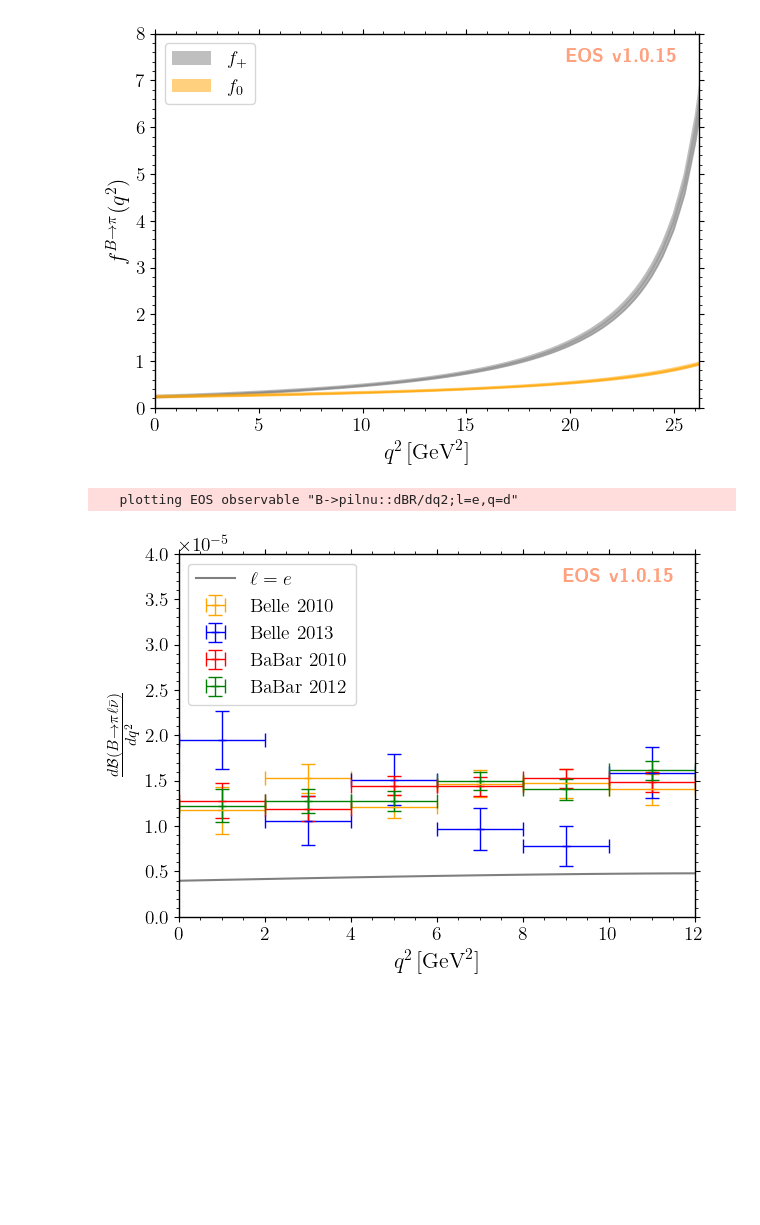
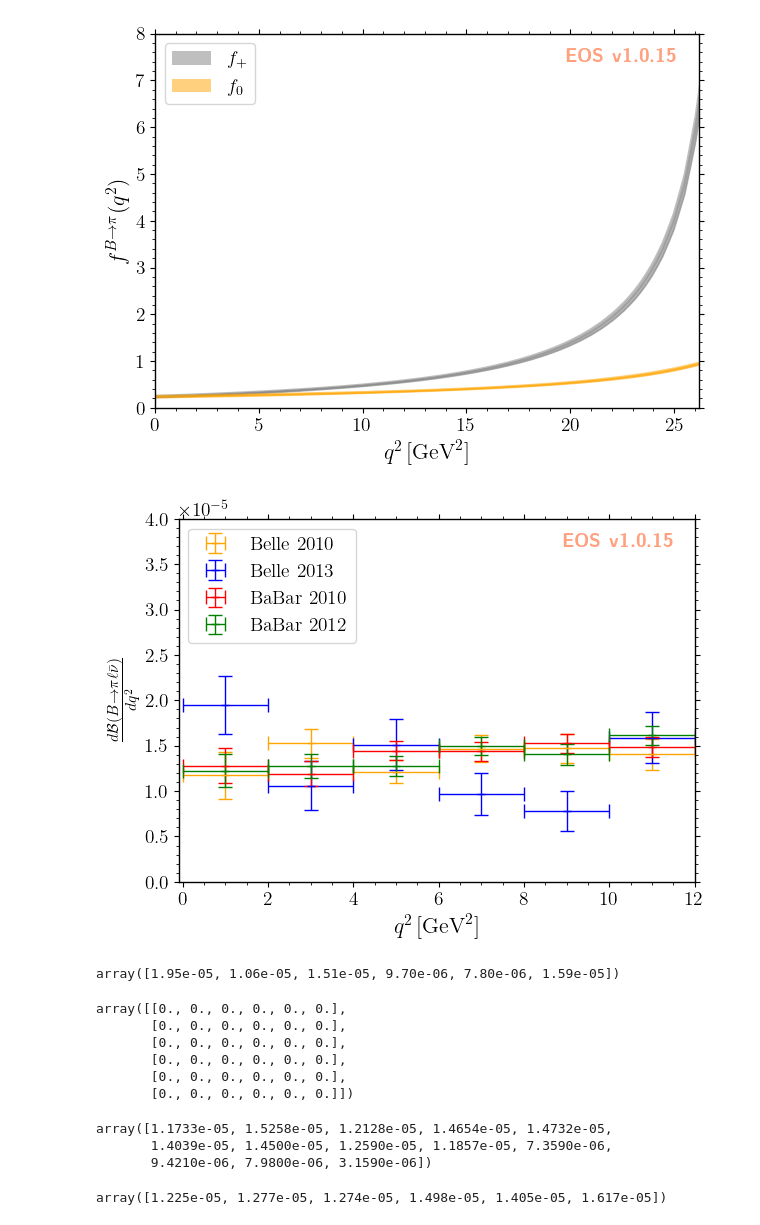
Before and after one commit to marziabordone/Vub, a Jupyter notebook: Vub.ipynb, the cells around one changed output. Cells and saved outputs as stored; diff of their text form; code cells hidden in the pictures; blank space fills up the shorter version.

```diff
--- a/Vub.ipynb
+++ b/Vub.ipynb
@@ -127,7 +139,7 @@ eos.plot.Plotter(plotRes_argsfPlus, './plotsFF/fBtopi.pdf').plot()
 # %%
 plot_args = {
     'plot': {
-        'x': { 'label': r'$q^2$', 'unit': r'$\textnormal{GeV}^2$', 'range': [0.0, 12] },
+        'x': { 'label': r'$q^2$', 'unit': r'$\textnormal{GeV}^2$', 'range': [-0.1, 12] },
         'y': { 'label': r'$\frac{d\mathcal{B}(B\to\pi\ell\bar\nu)}{dq^2}$',                    'range': [0.0,  4e-5] },
         'legend': { 'location': 'upper left' }
     },
@@ -153,40 +165,39 @@ plot_args = {
             'label': r'Belle 2013',
             'type': 'constraint',
             'color': 'C0',
             'constraints': 'B^0->pi^+lnu::BR@Belle:2013A',
             'observable': 'B->pilnu::BR',
             'variable': 'q2',
             'color': 'blue',
         },
         {
             'label': r'BaBar 2010',
             'type': 'constraint',
             'color': 'C0',
             'constraints': 'B^0->pi^+lnu::BR@BaBar:2010B',
             'observable': 'B->pilnu::BR',
             'variable': 'q2',
             'color': 'red',
         },
         {
             'label': r'BaBar 2012',
             'type': 'constraint',
             'color': 'C0',
             'constraints': 'B^0->pi^+lnu::BR@BaBar:2012D',
             'observable': 'B->pilnu::BR',
             'variable': 'q2',
             'color': 'green',
         },
-         {
-            'label': r'$\ell=e$',
-            'type': 'observable',
-            'observable': 'B->pilnu::dBR/dq2;l=e,q=d',
-            'variable': 'q2',
-            'color': 'black',
-            'range': [0.02, 26],
-        },
+        #  {
+        #     'label': r'$\ell=e$',
+        #     'type': 'observable',
+        #     'observable': 'B->pilnu::dBR/dq2;l=e,q=d',
+        #     'variable': 'q2',
+        #     'color': 'black',
+        #     'range': [0.02, 26],
+        # },
     ]
 }
 _ = eos.plot.Plotter(plot_args).plot()
 # %% [output]
-   plotting EOS observable "B->pilnu::dBR/dq2;l=e,q=d"
-[figure, old version]
+[figure, new version]
@@ -192,0 +209,30 @@ _ = eos.plot.Plotter(plot_args).plot()
+# %%
+np.array(expdata['BR@Belle:2013A']['correlations'])
+expdata['BR@Belle:2013A']['covariance']=np.array([[expdata['BR@Belle:2013A']['sigma-sys'][i]*expdata['BR@Belle:2013A']['sigma-sys'][j] for i in range(6)] for j in range(6)])
+np.array(expdata['BR@Belle:2013A']['sigma-sys'])
+np.array(expdata['BR@Belle:2013A']['means'])
+# %% [output]
+array([1.95e-05, 1.06e-05, 1.51e-05, 9.70e-06, 7.80e-06, 1.59e-05])
+# %%
+np.array(expdata['BR@Belle:2013A']['correlations'])-np.transpose(np.array(expdata['BR@Belle:2013A']['correlations']))
+# %% [output]
+array([[0., 0., 0., 0., 0., 0.],
+       [0., 0., 0., 0., 0., 0.],
+       [0., 0., 0., 0., 0., 0.],
+       [0., 0., 0., 0., 0., 0.],
+       [0., 0., 0., 0., 0., 0.],
+       [0., 0., 0., 0., 0., 0.]])
+# %%
+np.array(expdata['BR@Belle:2010A']['covariance'])
+np.array(expdata['BR@Belle:2010A']['means'])
+# %% [output]
+array([1.1733e-05, 1.5258e-05, 1.2128e-05, 1.4654e-05, 1.4732e-05,
+       1.4039e-05, 1.4500e-05, 1.2590e-05, 1.1857e-05, 7.3590e-06,
+       9.4210e-06, 7.9800e-06, 3.1590e-06])
+# %%
+np.array(expdata['BR@BaBar:2012D']['correlations'])
+expdata['BR@BaBar:2012D']['covariance']=np.array([[expdata['BR@BaBar:2012D']['correlations'][i][j]*expdata['BR@BaBar:2012D']['sigma-sys'][i]*expdata['BR@BaBar:2012D']['sigma-sys'][j] for i in range(6)] for j in range(6)])
+np.array(expdata['BR@BaBar:2012D']['sigma-sys'])
+np.array(expdata['BR@BaBar:2012D']['means'])
+# %% [output]
+array([1.225e-05, 1.277e-05, 1.274e-05, 1.498e-05, 1.405e-05, 1.617e-05])
```
Also changed, not shown: parts of 30 cells of this notebook, 20 other files.
